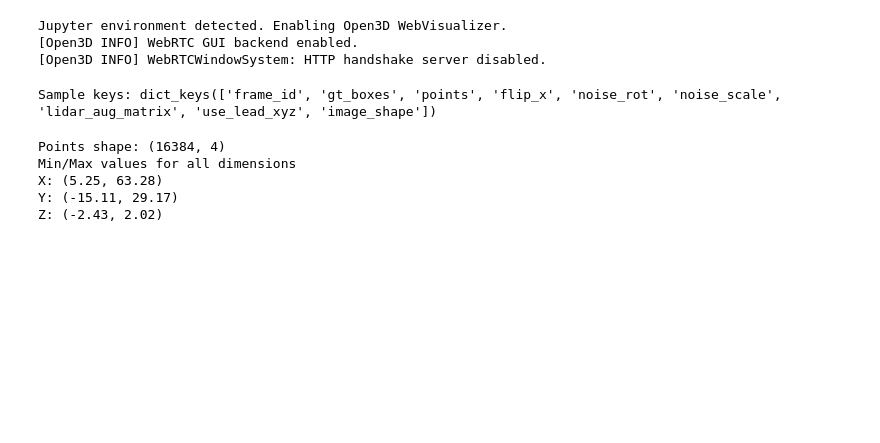
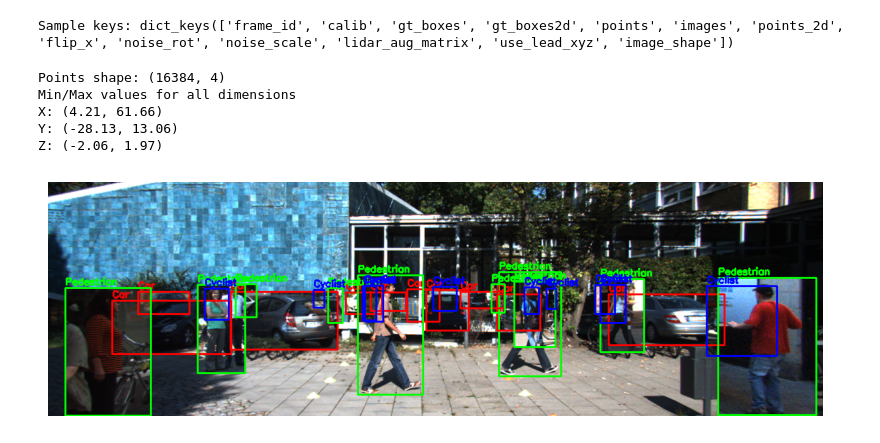
Before and after one commit to tjtrebat/pcdet_notebooks, a Jupyter notebook: train_data_analysis.ipynb, the cells around one changed output. Cells and saved outputs as stored; diff of their text form; code cells hidden in the pictures; blank space fills up the shorter version.

Commit message:
output augmented image

```diff
--- a/train_data_analysis.ipynb
+++ b/train_data_analysis.ipynb
@@ -1,17 +1,20 @@
 # %%
+import os
+import sys
 import pickle
 
+import cv2
 import numpy as np
 import open3d as o3d
 import matplotlib.pyplot as plt
 
 from pathlib import Path
+
+PROJECT_ROOT = "/home/tom/Documents/UNT/csce6260/projects/OpenPCDet"
+sys.path.insert(0, PROJECT_ROOT)
+os.chdir(PROJECT_ROOT)
-# %% [output]
-Jupyter environment detected. Enabling Open3D WebVisualizer.
-[Open3D INFO] WebRTC GUI backend enabled.
-[Open3D INFO] WebRTCWindowSystem: HTTP handshake server disabled.
 # %%
-data_dir = Path.cwd() / "data"
+data_dir = Path("/home/tom/Documents/UNT/csce6260/projects/pcdet_notebooks/data")
 sample_file_path = "sample_000000.pkl"
 sample_file_path = data_dir / sample_file_path
 
@@ -20,7 +23,7 @@ with open(sample_file_path, "rb") as f:
 
 print("Sample keys:", sample.keys())
 # %% [output]
-Sample keys: dict_keys(['frame_id', 'gt_boxes', 'points', 'flip_x', 'noise_rot', 'noise_scale', 'lidar_aug_matrix', 'use_lead_xyz', 'image_shape'])
+Sample keys: dict_keys(['frame_id', 'calib', 'gt_boxes', 'gt_boxes2d', 'points', 'images', 'points_2d', 'flip_x', 'noise_rot', 'noise_scale', 'lidar_aug_matrix', 'use_lead_xyz', 'image_shape'])
 # %%
 points = sample['points']
 
@@ -35,9 +38,9 @@ print(f"Z: ({min_z:.2f}, {max_z:.2f})")
 # %% [output]
 Points shape: (16384, 4)
 Min/Max values for all dimensions
-X: (5.25, 63.28)
-Y: (-15.11, 29.17)
-Z: (-2.43, 2.02)
+X: (4.21, 61.66)
+Y: (-28.13, 13.06)
+Z: (-2.06, 1.97)
 # %%
 CLASS_COLORS = {
     1: (1, 0, 0),    # Car     (red)
@@ -77,3 +80,29 @@ points = sample['points'][:, :3]
 pcd = create_point_cloud(points)
 gt_boxes = get_gt_oriented_bounding_boxes(sample['gt_boxes'])
 o3d.visualization.draw_geometries([pcd, *gt_boxes])
+# %%
+def draw_gt_boxes(image, boxes2d, class_ids, class_names):
+    img = image.copy()
+    for (xmin, ymin, xmax, ymax), cid in zip(boxes2d, class_ids):
+        xmin, ymin, xmax, ymax = map(int, [xmin, ymin, xmax, ymax])
+        label = class_names[cid - 1]
+        color_rgb = CLASS_COLORS.get(cid, (1, 1, 1))
+        cv2.rectangle(img, (xmin, ymin), (xmax, ymax), color_rgb, 2)
+        cv2.putText(img, label, (xmin, ymin - 5),
+                    cv2.FONT_HERSHEY_SIMPLEX, 0.5, color_rgb, 2)
+    return img
+
+
+image = sample['images']
+boxes2d = sample['gt_boxes2d']
+class_ids = sample['gt_boxes'][:, -1].astype(int)
+class_names = ['Car', 'Pedestrian', 'Cyclist']
+
+drawn = draw_gt_boxes(image, boxes2d, class_ids, class_names)
+
+plt.figure(figsize=(10,6))
+plt.imshow(drawn)
+plt.axis("off")
+plt.show()
+# %% [output]
+[figure, added]
```
